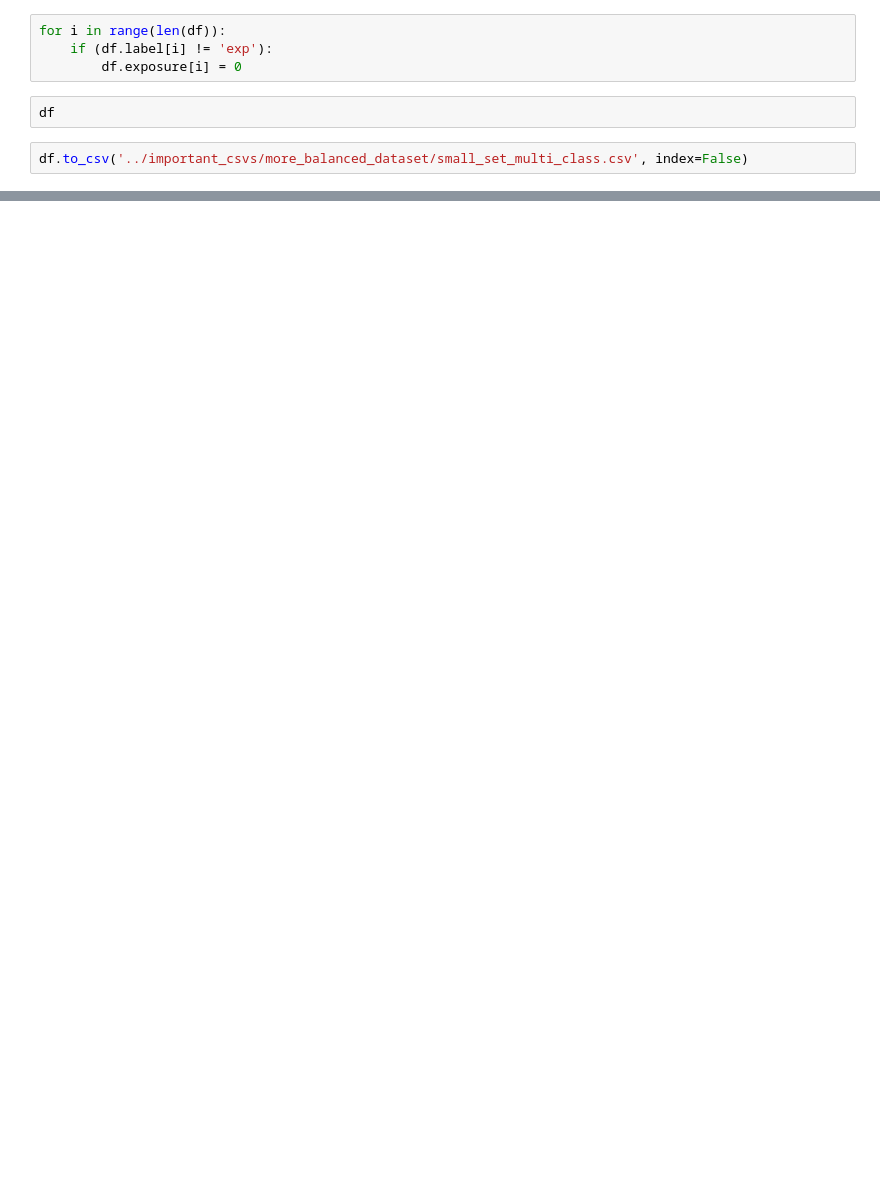
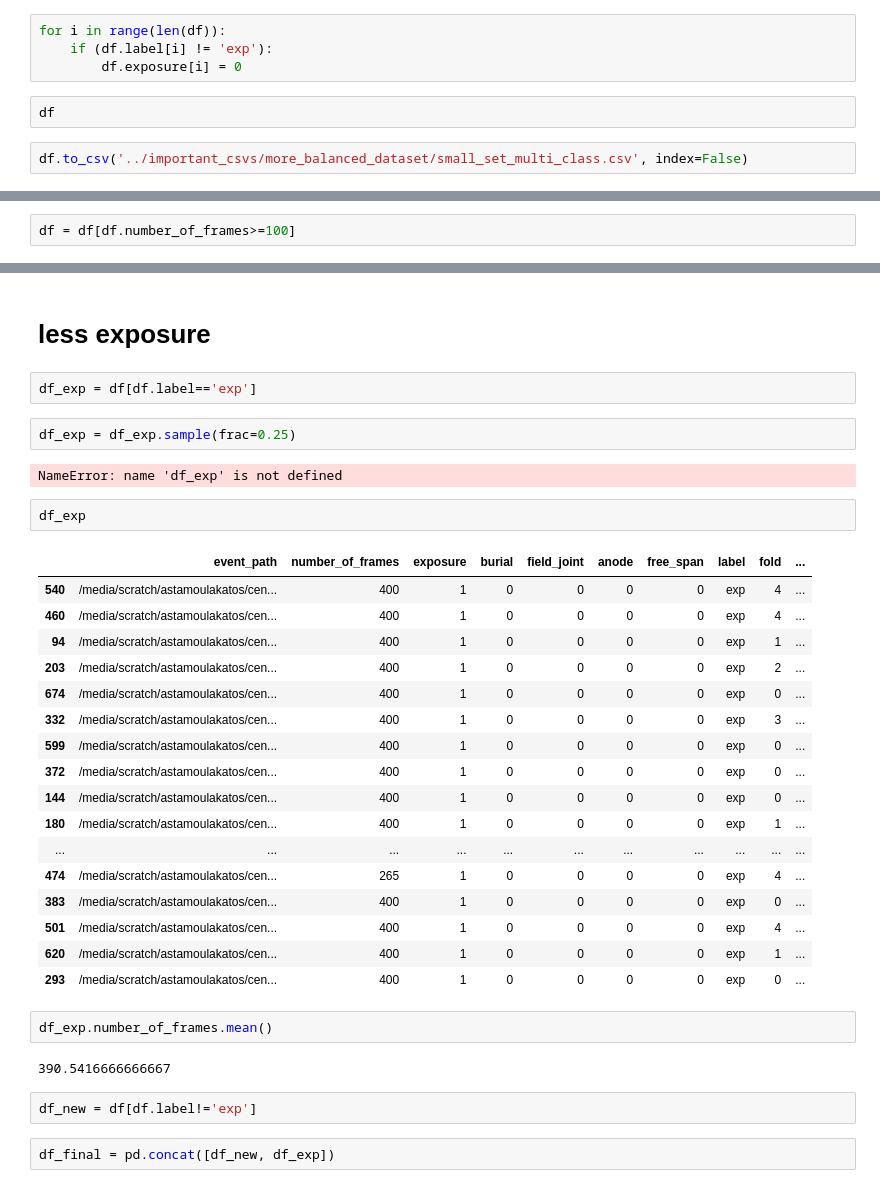
Before and after one commit to stamtron/thesis-second-dataset-extraction, a Jupyter notebook: data-statistics-split-stratification-label/10-more-balanced-big-dataset.ipynb, the cells around one changed output, grey strips where cells are left out. Saved outputs shown, nothing was run; the diff lists cells and outputs as text; blank space fills up the shorter version.

```diff
--- a/data-statistics-split-stratification-label/10-more-balanced-big-dataset.ipynb
+++ b/data-statistics-split-stratification-label/10-more-balanced-big-dataset.ipynb
@@ -229,0 +266,2 @@ df.to_csv('../important_csvs/more_balanced_dataset/small_set_multi_class.csv', i
+# %%
+df = df[df.number_of_frames>=100]
@@ -229,0 +293,36 @@ df.to_csv('../important_csvs/more_balanced_dataset/small_set_multi_class.csv', i
+# %% [markdown]
+# less exposure
+# %%
+df_exp = df[df.label=='exp']
+# %%
+df_exp = df_exp.sample(frac=0.25)
+# %% [output]
+NameError: name 'df_exp' is not defined
+# %%
+df_exp
+# %% [output]
+|  | event_path | number_of_frames | exposure | burial | field_joint | anode | free_span | label | fold | ... |
+| 540 | /media/scratch/astamoulakatos/cen... | 400 | 1 | 0 | 0 | 0 | 0 | exp | 4 | ... |
+| 460 | /media/scratch/astamoulakatos/cen... | 400 | 1 | 0 | 0 | 0 | 0 | exp | 4 | ... |
+| 94 | /media/scratch/astamoulakatos/cen... | 400 | 1 | 0 | 0 | 0 | 0 | exp | 1 | ... |
+| 203 | /media/scratch/astamoulakatos/cen... | 400 | 1 | 0 | 0 | 0 | 0 | exp | 2 | ... |
+| 674 | /media/scratch/astamoulakatos/cen... | 400 | 1 | 0 | 0 | 0 | 0 | exp | 0 | ... |
+| 332 | /media/scratch/astamoulakatos/cen... | 400 | 1 | 0 | 0 | 0 | 0 | exp | 3 | ... |
+| 599 | /media/scratch/astamoulakatos/cen... | 400 | 1 | 0 | 0 | 0 | 0 | exp | 0 | ... |
+| 372 | /media/scratch/astamoulakatos/cen... | 400 | 1 | 0 | 0 | 0 | 0 | exp | 0 | ... |
+| 144 | /media/scratch/astamoulakatos/cen... | 400 | 1 | 0 | 0 | 0 | 0 | exp | 0 | ... |
+| 180 | /media/scratch/astamoulakatos/cen... | 400 | 1 | 0 | 0 | 0 | 0 | exp | 1 | ... |
+| ... | ... | ... | ... | ... | ... | ... | ... | ... | ... | ... |
+| 474 | /media/scratch/astamoulakatos/cen... | 265 | 1 | 0 | 0 | 0 | 0 | exp | 4 | ... |
+| 383 | /media/scratch/astamoulakatos/cen... | 400 | 1 | 0 | 0 | 0 | 0 | exp | 0 | ... |
+| 501 | /media/scratch/astamoulakatos/cen... | 400 | 1 | 0 | 0 | 0 | 0 | exp | 4 | ... |
+| 620 | /media/scratch/astamoulakatos/cen... | 400 | 1 | 0 | 0 | 0 | 0 | exp | 1 | ... |
+| 293 | /media/scratch/astamoulakatos/cen... | 400 | 1 | 0 | 0 | 0 | 0 | exp | 0 | ... |
+# %%
+df_exp.number_of_frames.mean()
+# %% [output]
+390.5416666666667
+# %%
+df_new = df[df.label!='exp']
+# %%
+df_final = pd.concat([df_new, df_exp])
```
Also changed, not shown: parts of 9 cells of this notebook, 5 other files.
